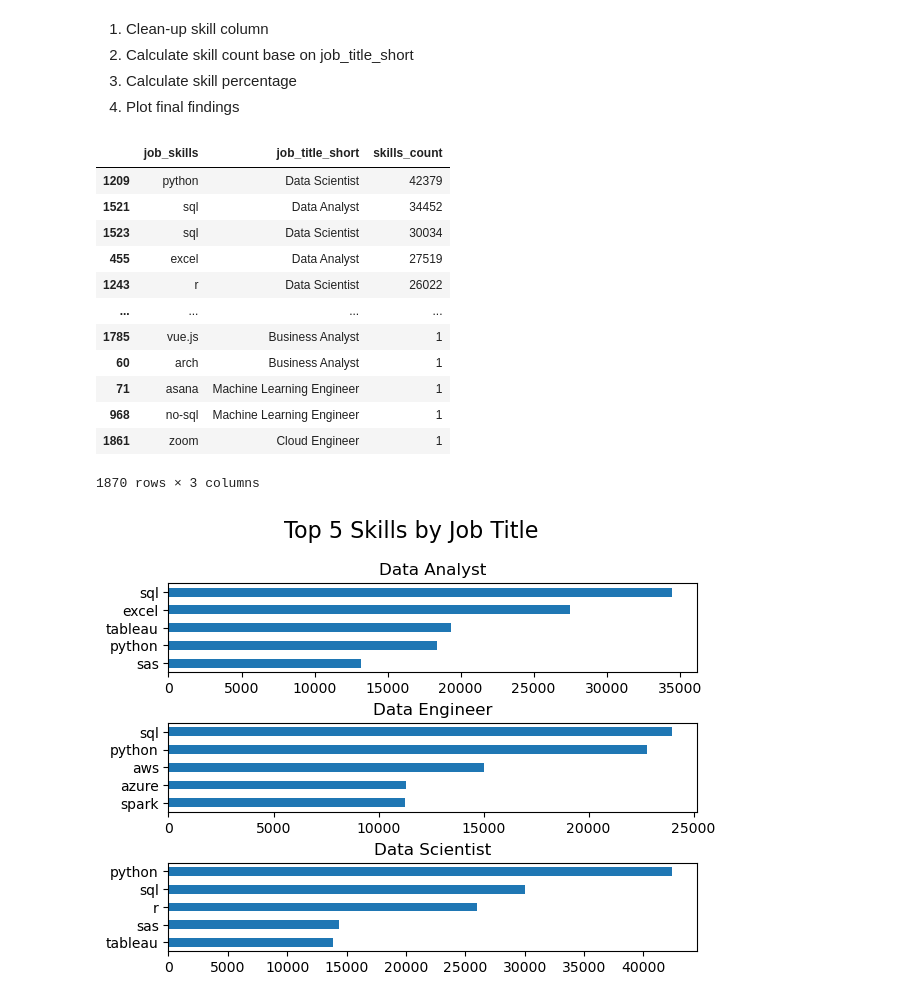
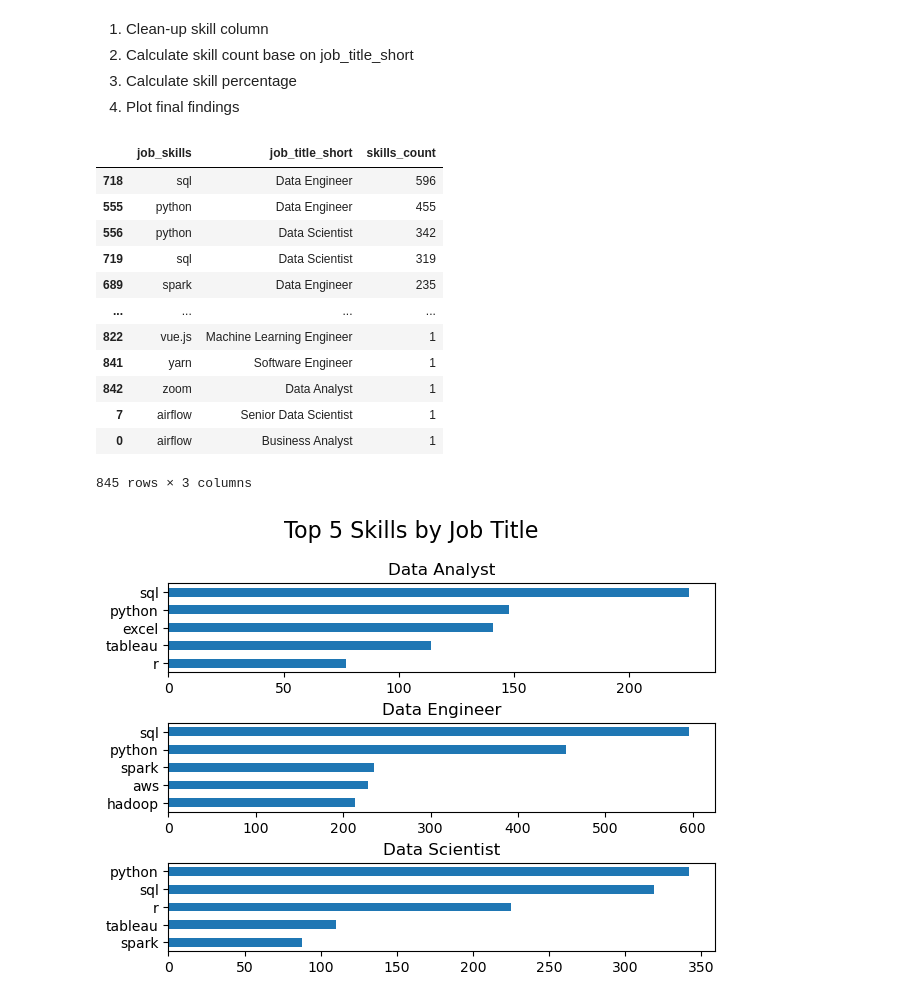
Before and after one commit to suryaahdiyat/Belajar-Data-Analis, a Jupyter notebook: File Python/py_with_lukebarousse/project_course/3_project/2_skill_demand.ipynb, the cells around one changed output. Cells and saved outputs as stored; diff of their text form; code cells hidden in the pictures.

```diff
--- a/File Python/py_with_lukebarousse/project_course/3_project/2_skill_demand.ipynb
+++ b/File Python/py_with_lukebarousse/project_course/3_project/2_skill_demand.ipynb
@@ -23,32 +23,32 @@ df['job_posted_date'] = pd.to_datetime(df['job_posted_date'])
 # convert the string representation of list to actual list
 df['job_skills'] = df['job_skills'].apply(lambda x: ast.literal_eval(x) if pd.notna(x) else x)
 # %%
-df_US = df[df['job_country'] == 'United States'].copy()
+df_ID = df[df['job_country'] == 'Indonesia'].copy()
 
 # 1
-df_skills = df_US.explode('job_skills')
+df_skills = df_ID.explode('job_skills')
 
 # 2
 skills_count = df_skills.groupby(['job_skills', 'job_title_short']).size() #return series
 df_skills_count = skills_count.reset_index(name='skills_count') #convert series to dataframe
 df_skills_count.sort_values(by='skills_count', ascending=False, inplace=True)
 
 df_skills_count
 # skills_count
 # %% [output]
 |  | job_skills | job_title_short | skills_count |
-| 1209 | python | Data Scientist | 42379 |
-| 1521 | sql | Data Analyst | 34452 |
-| 1523 | sql | Data Scientist | 30034 |
-| 455 | excel | Data Analyst | 27519 |
-| 1243 | r | Data Scientist | 26022 |
+| 718 | sql | Data Engineer | 596 |
+| 555 | python | Data Engineer | 455 |
+| 556 | python | Data Scientist | 342 |
+| 719 | sql | Data Scientist | 319 |
+| 689 | spark | Data Engineer | 235 |
 | ... | ... | ... | ... |
-| 1785 | vue.js | Business Analyst | 1 |
-| 60 | arch | Business Analyst | 1 |
-| 71 | asana | Machine Learning Engineer | 1 |
-| 968 | no-sql | Machine Learning Engineer | 1 |
-| 1861 | zoom | Cloud Engineer | 1 |
+| 822 | vue.js | Machine Learning Engineer | 1 |
+| 841 | yarn | Software Engineer | 1 |
+| 842 | zoom | Data Analyst | 1 |
+| 7 | airflow | Senior Data Scientist | 1 |
+| 0 | airflow | Business Analyst | 1 |
-1870 rows × 3 columns
+845 rows × 3 columns
 # %%
 job_title = df_skills_count['job_title_short'].unique().tolist()
 # job_title = ['Data Scientist', 'Data Analyst', 'Data Engineer']
@@ -68,5 +68,5 @@ for i, title in enumerate(job_title): #enumerate to get index
 fig.suptitle('Top 5 Skills by Job Title', fontsize=16)
 fig.tight_layout(h_pad=.5)
 # %% [output]
-[figure, old version]
+[figure, new version]
 # %%
```
Also changed, not shown: parts of 4 cells of this notebook, 8 other files.
